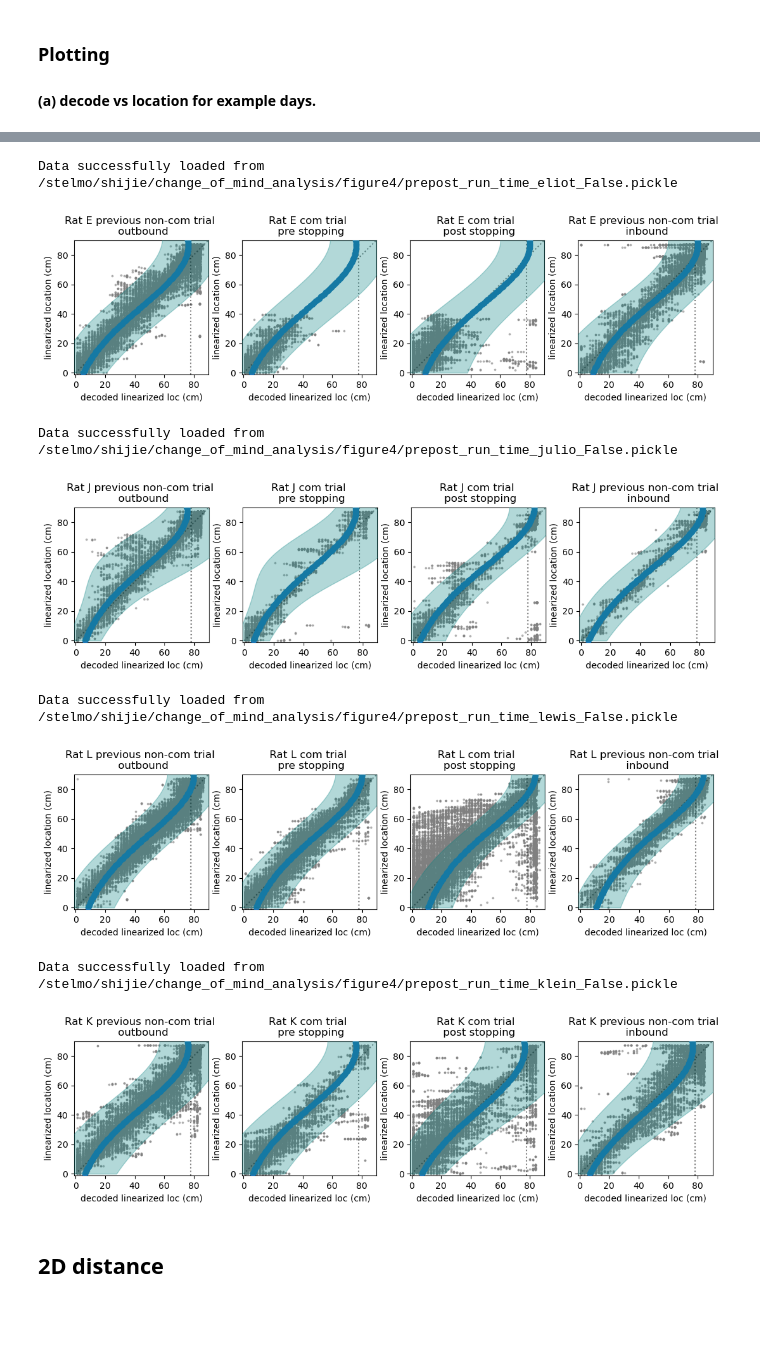
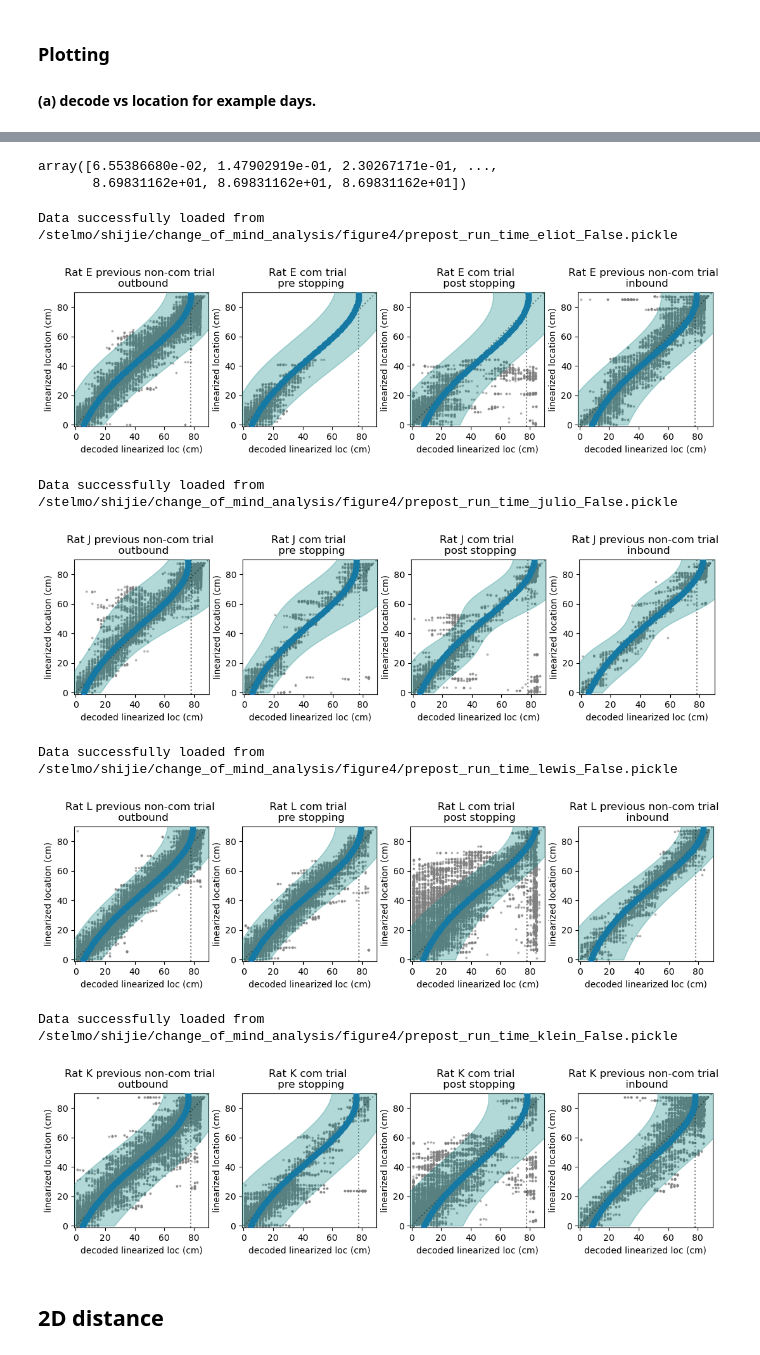
Before and after one commit to shijiegu/spyglass, a Jupyter notebook: notebooks/Change of Mind Analysis/figure3/Submission 1. pre post stopping.ipynb, the cells around one changed output, grey strips where cells are left out. Drawn from its saved outputs; the diff is of its cells as text; code cells hidden in the pictures; blank space fills up the shorter version.

```diff
--- a/notebooks/Change of Mind Analysis/figure3/Submission 1. pre post stopping.ipynb
+++ b/notebooks/Change of Mind Analysis/figure3/Submission 1. pre post stopping.ipynb
@@ -66,7 +85,7 @@ output_folder = '/stelmo/shijie/change_of_mind_analysis/figure4'
 success_animal_2 = {}
 hpd_flag = False
 
-for animal in ["eliot","julio"]:#["molly","klein","lewis", "eliot", "julio"]:
+for animal in ["molly","klein","lewis", "eliot", "julio"]:
     data_animal = {}
     days = list_of_days_animals[animal]
     for day in days:
@@ -226,33 +320,38 @@ len(load_data["pos_pre_control"])
+# %%
+load_data["pos_pre_control"][21]
+# %% [output]
+array([6.55386680e-02, 1.47902919e-01, 2.30267171e-01, ...,
+       8.69831162e+01, 8.69831162e+01, 8.69831162e+01])
 # %%
 # end debug
 # %%
 animal = "eliot"
-days = ["20221020"]
+days = ["20221021"]
 position_post_control, decode_post_control = make_figure3b(animal, days, decoder_type, hpd_flag)
 # %% [output]
 Data successfully loaded from /stelmo/shijie/change_of_mind_analysis/figure4/prepost_run_time_eliot_False.pickle
-[figure, old version]
+[figure, new version]
 # %%
 animal = "julio"
 days = ['20230805','20230806']
 position_post_control, decode_post_control = make_figure3b(animal, days, decoder_type, hpd_flag)
 # %% [output]
 Data successfully loaded from /stelmo/shijie/change_of_mind_analysis/figure4/prepost_run_time_julio_False.pickle
-[figure, old version]
+[figure, new version]
 # %%
 animal = "lewis"
-days = ['20240108','20240109']
+days = ['20240108']
 position_post_control, decode_post_control = make_figure3b(animal, days, decoder_type, hpd_flag)
 # %% [output]
 Data successfully loaded from /stelmo/shijie/change_of_mind_analysis/figure4/prepost_run_time_lewis_False.pickle
-[figure, old version]
+[figure, new version]
 # %%
 animal = "klein"
-days = ['20231107','20231108']
+days = ['20231107']
 position_post_control, decode_post_control = make_figure3b(animal, days, decoder_type, hpd_flag, quantile = 0.98)
 # %% [output]
 Data successfully loaded from /stelmo/shijie/change_of_mind_analysis/figure4/prepost_run_time_klein_False.pickle
-[figure, old version]
+[figure, new version]
 # %% [markdown]
 ## 2D distance
 # %%
```
Also changed, not shown: parts of 23 cells of this notebook, 40 other files.
